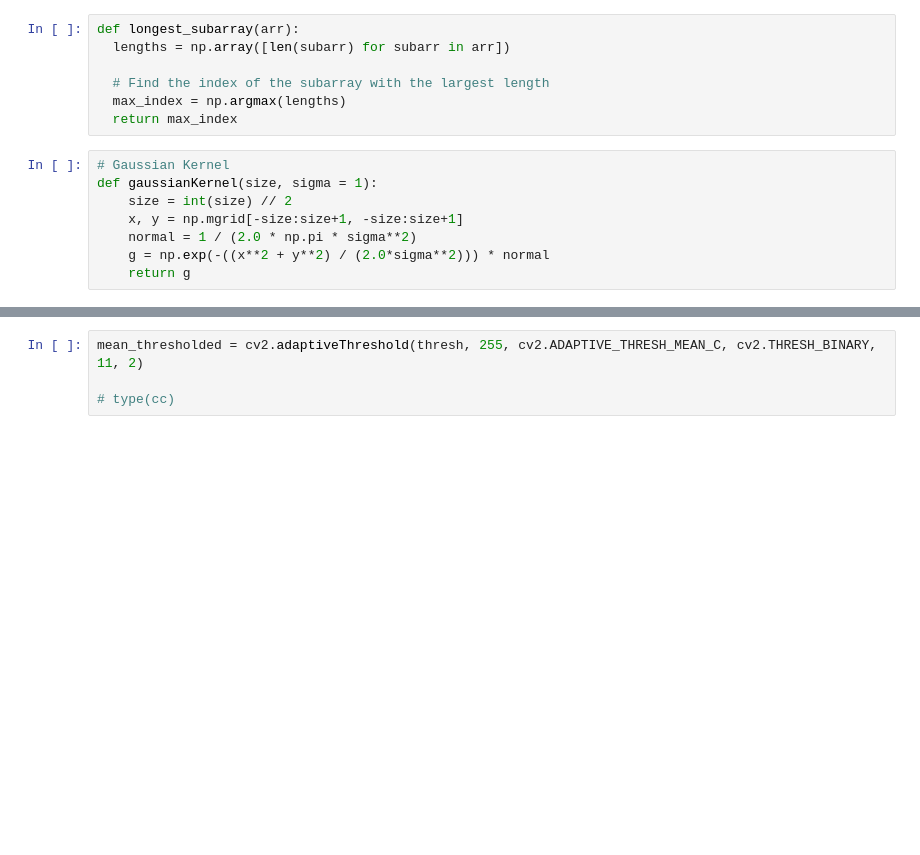
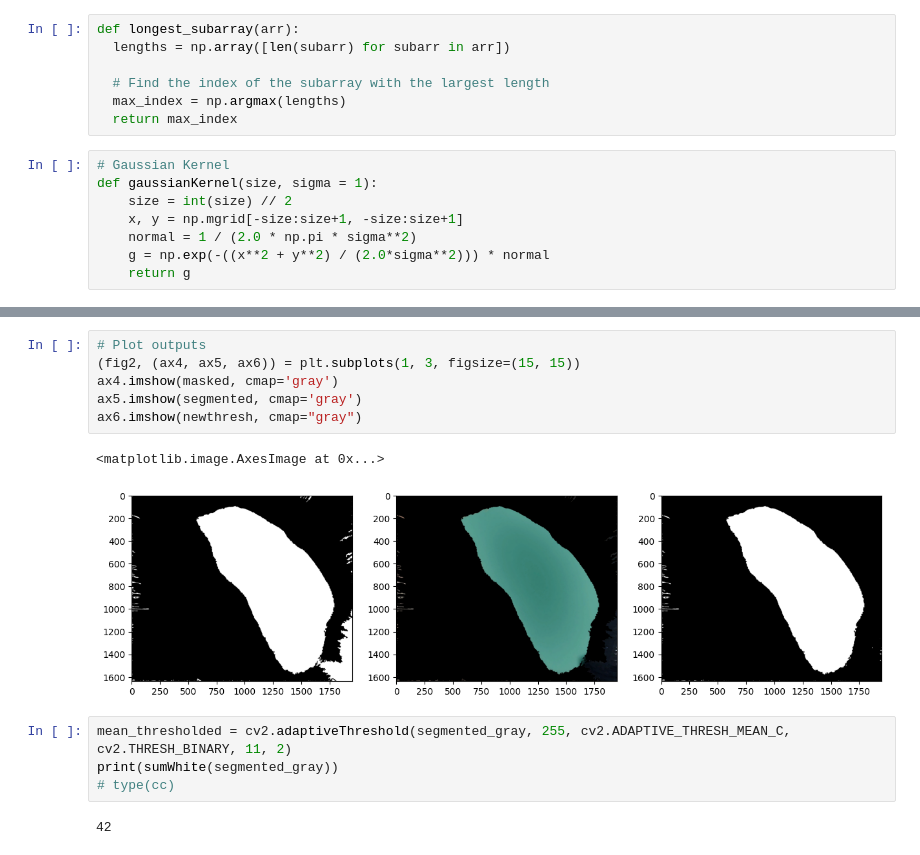
Before and after one commit to javaclll/glaciallake, a Jupyter notebook: Glacial Lake.ipynb, the cells around one changed output, grey strips where cells are left out. Cells and saved outputs as stored; diff of their text form; blank space fills up the shorter version.

Commit message:
feat: maximum white blob extracted

```diff
--- a/Glacial Lake.ipynb
+++ b/Glacial Lake.ipynb
@@ -114,7 +131,18 @@ ax3.imshow(cc, cmap='gray')
+# %%
+# Plot outputs
+(fig2, (ax4, ax5, ax6)) = plt.subplots(1, 3, figsize=(15, 15))
+ax4.imshow(masked, cmap='gray')
+ax5.imshow(segmented, cmap='gray')
+ax6.imshow(newthresh, cmap="gray")
+# %% [output]
+<matplotlib.image.AxesImage at 0x...>
+[figure, added]
 # %%
-mean_thresholded = cv2.adaptiveThreshold(thresh, 255, cv2.ADAPTIVE_THRESH_MEAN_C, cv2.THRESH_BINARY, 11, 2)
-
+mean_thresholded = cv2.adaptiveThreshold(segmented_gray, 255, cv2.ADAPTIVE_THRESH_MEAN_C, cv2.THRESH_BINARY, 11, 2)
+print(sumWhite(segmented_gray))
 # type(cc)
+# %% [output]
+42
 # %%
 plt.imshow(mean_thresholded, cmap="gray")
 plt.show()
```
Also changed, not shown: parts of 5 cells of this notebook.
